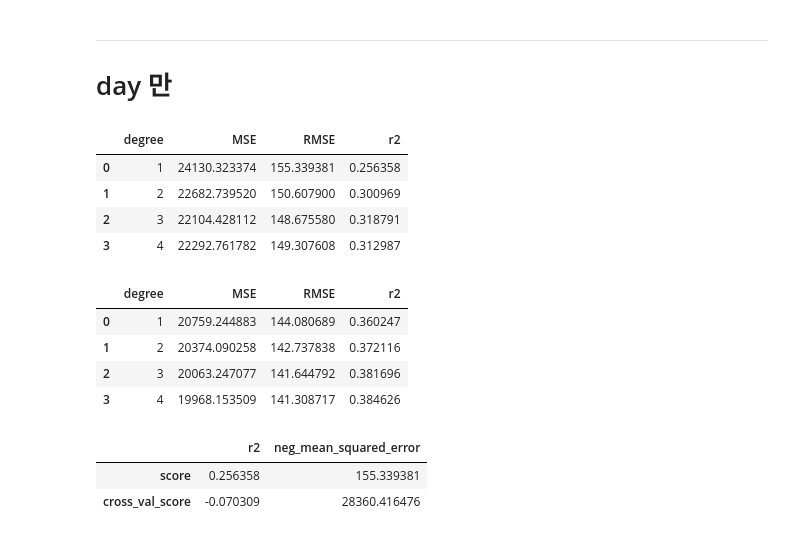
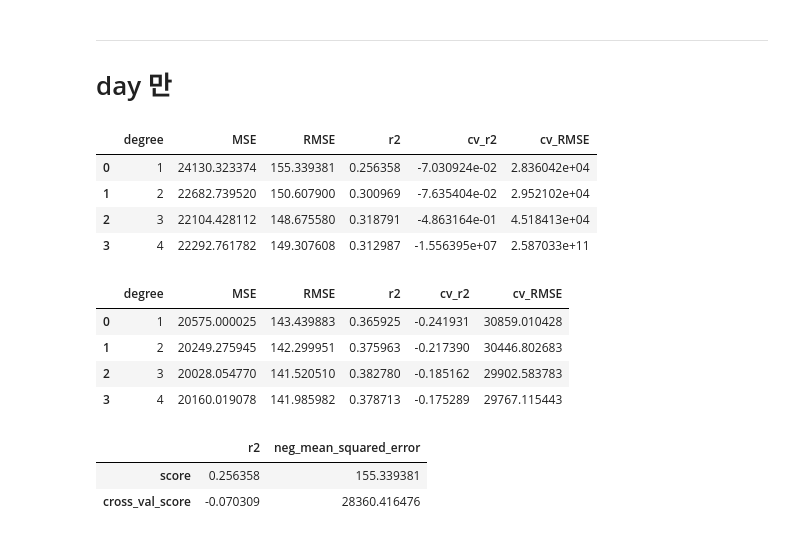
Before and after one commit to Clear-head/hipython_repo, a Jupyter notebook: BikeSharingDemand.ipynb, the cells around one changed output. Drawn from its saved outputs; the diff is of its cells as text; code cells hidden in the pictures.

```diff
--- a/BikeSharingDemand.ipynb
+++ b/BikeSharingDemand.ipynb
@@ -184,12 +185,17 @@ def poly_func(x, y, model):
 
         r2 = r2_score(y_test, pred_poly)
 
+        nmse_cv = cross_val_score(model_poly, x, y, scoring='neg_mean_squared_error', cv=5)
+        r2_cv = cross_val_score(model_poly, x, y, scoring='r2', cv=5)
+
         results.append(
             {
                 'degree': degree,
                 'MSE': mse,
                 "RMSE": rmse,
-                "r2": r2
+                "r2": r2,
+                "cv_r2": np.mean(r2_cv),
+                "cv_RMSE": -np.mean(nmse_cv)
             }
         )
 
@@ -364,20 +370,20 @@ y = df["count"].values
 poly_lr_day = poly_func(X, y, LinearRegression)
 poly_lr_day
 # %% [output]
-|  | degree | MSE | RMSE | r2 |
-| 0 | 1 | 24130.323374 | 155.339381 | 0.256358 |
-| 1 | 2 | 22682.739520 | 150.607900 | 0.300969 |
-| 2 | 3 | 22104.428112 | 148.675580 | 0.318791 |
-| 3 | 4 | 22292.761782 | 149.307608 | 0.312987 |
+|  | degree | MSE | RMSE | r2 | cv_r2 | cv_RMSE |
+| 0 | 1 | 24130.323374 | 155.339381 | 0.256358 | -7.030924e-02 | 2.836042e+04 |
+| 1 | 2 | 22682.739520 | 150.607900 | 0.300969 | -7.635404e-02 | 2.952102e+04 |
+| 2 | 3 | 22104.428112 | 148.675580 | 0.318791 | -4.863164e-01 | 4.518413e+04 |
+| 3 | 4 | 22292.761782 | 149.307608 | 0.312987 | -1.556395e+07 | 2.587033e+11 |
 # %%
-# poly_rf_day = poly_func(X, y, RandomForestRegressor)
-# poly_rf_day
+poly_rf_day = poly_func(X, y, RandomForestRegressor)
+poly_rf_day
 # %% [output]
-|  | degree | MSE | RMSE | r2 |
-| 0 | 1 | 20759.244883 | 144.080689 | 0.360247 |
-| 1 | 2 | 20374.090258 | 142.737838 | 0.372116 |
-| 2 | 3 | 20063.247077 | 141.644792 | 0.381696 |
-| 3 | 4 | 19968.153509 | 141.308717 | 0.384626 |
+|  | degree | MSE | RMSE | r2 | cv_r2 | cv_RMSE |
+| 0 | 1 | 20575.000025 | 143.439883 | 0.365925 | -0.241931 | 30859.010428 |
+| 1 | 2 | 20249.275945 | 142.299951 | 0.375963 | -0.217390 | 30446.802683 |
+| 2 | 3 | 20028.054770 | 141.520510 | 0.382780 | -0.185162 | 29902.583783 |
+| 3 | 4 | 20160.019078 | 141.985982 | 0.378713 | -0.175289 | 29767.115443 |
 # %%
 model, day_lr = score_func(X, y, LinearRegression())
 day_lr
```
Also changed, not shown: parts of 21 cells of this notebook, 1 other file.
